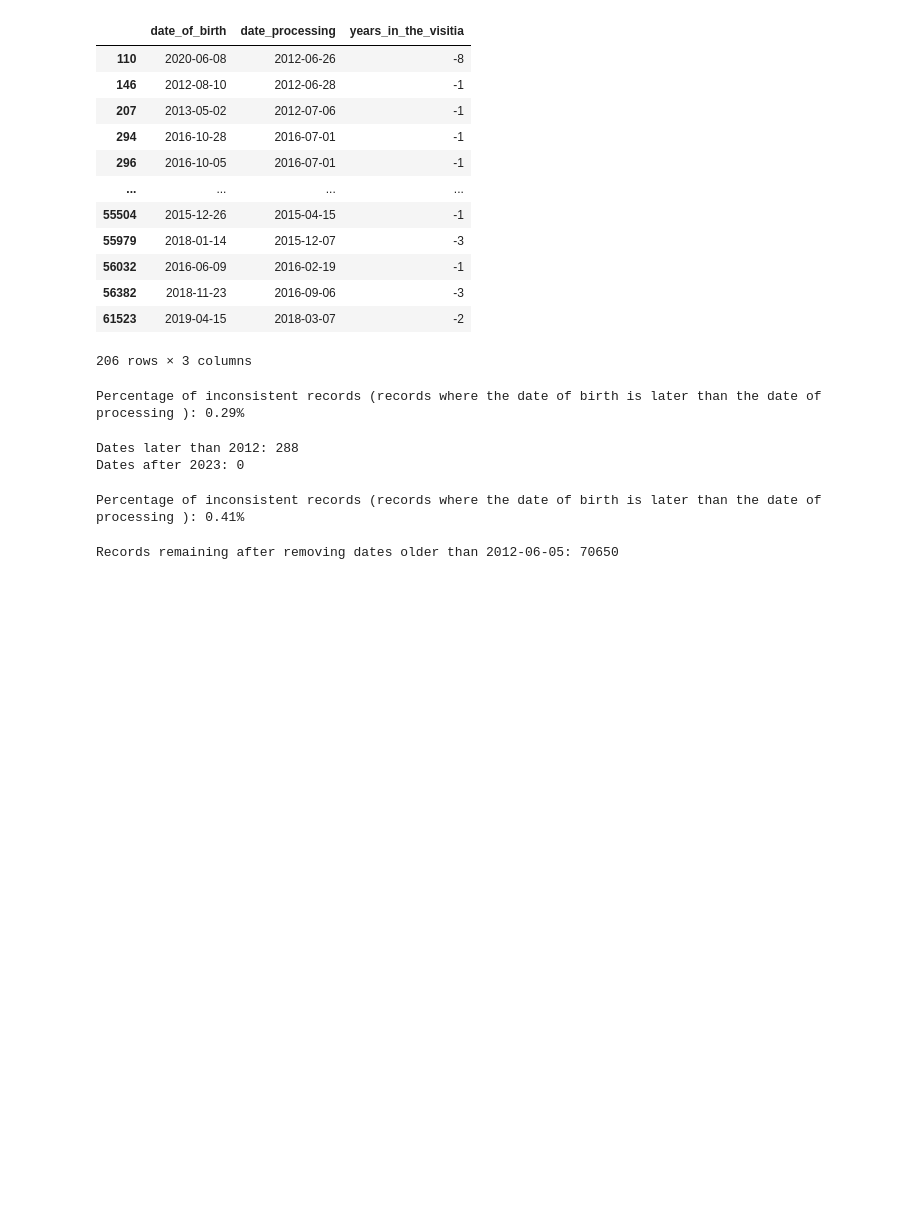
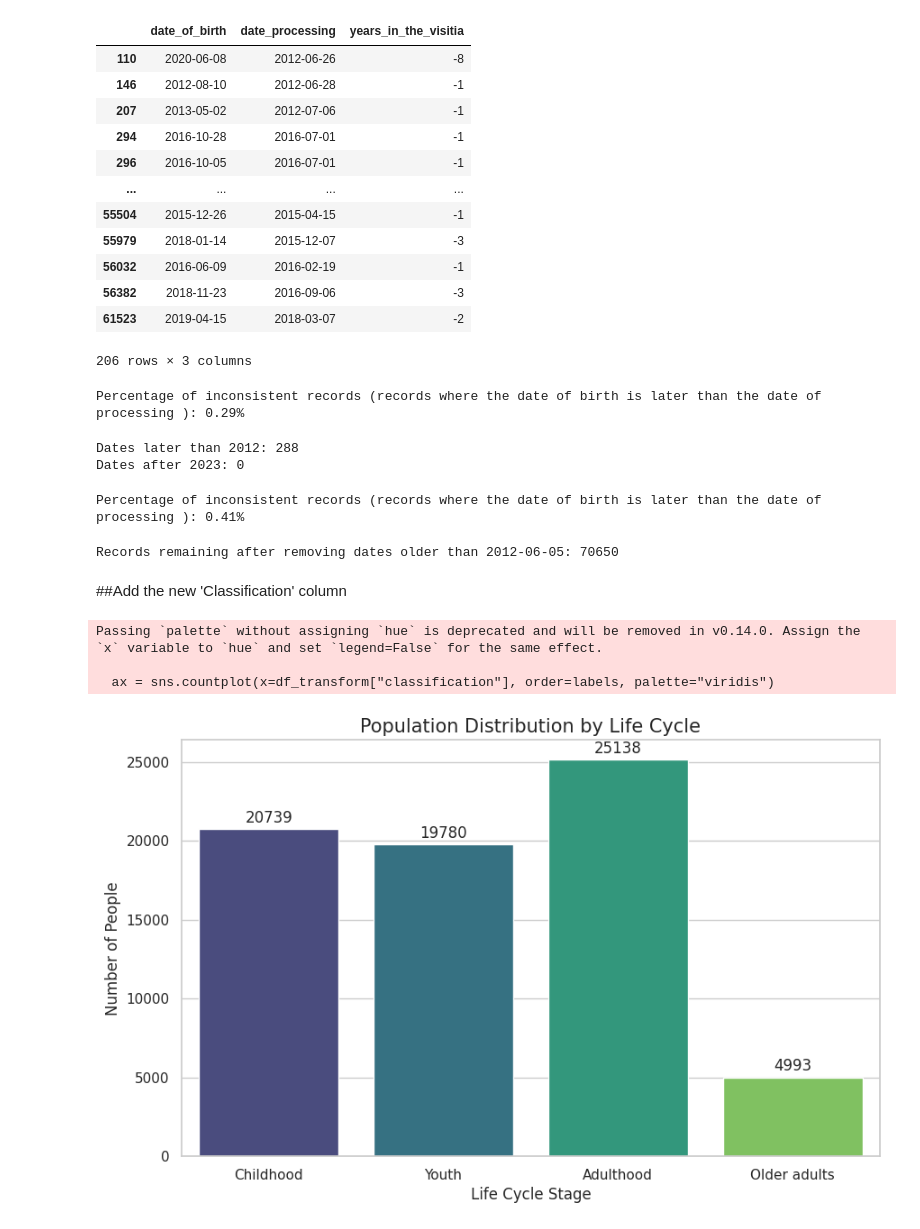
Before and after one commit to vamphook972/armed-conflict-ETL-project, a Jupyter notebook: notebooks/extraction _transformation.ipynb, the cells around one changed output. Drawn from its saved outputs; the diff is of its cells as text; code cells hidden in the pictures; blank space fills up the shorter version.

```diff
--- a/notebooks/extraction _transformation.ipynb
+++ b/notebooks/extraction _transformation.ipynb
@@ -401,7 +395,7 @@ df['victimization_fact'] = df['victimization_fact'].replace(
 # %%
 #normalize values in ethnic_group
 df['ethnic_group'] = df['ethnic_group'].replace(
-    'IndÃ\xadgena',
+    'Indígena',
     'Indigena'
 )
 # %% [markdown]
@@ -709,3 +703,52 @@ df = df[df["date_processing"] >= min_valid_date]
 print("Records remaining after removing dates older than 2012-06-05:", len(df))
 # %% [output]
 Records remaining after removing dates older than 2012-06-05: 70650
+# %% [markdown]
+##Add the new 'Classification' column
+# %%
+#make a copy of the df to transform and add new columns
+df_transform = df.copy()
+# %%
+#categorize by age
+# Define range limits
+bins = [-1, 13, 26, 59, np.inf]
+
+# Define labels
+labels = [
+    "Childhood",
+    "Youth",
+    "Adulthood",
+    "Older adults"
+]
+
+# Create new column
+df_transform["classification"] = pd.cut(
+    df_transform["years_in_the_visitia"],
+    bins=bins,
+    labels=labels
+)
+# %%
+#age classification chart
+#We configure the style
+sns.set_theme(style="whitegrid")
+plt.figure(figsize=(10, 6))
+
+#We created the counting chart
+ax = sns.countplot(x=df_transform["classification"], order=labels, palette="viridis")
+
+#We add titles
+plt.title("Population Distribution by Life Cycle", fontsize=15)
+plt.xlabel("Life Cycle Stage", fontsize=12)
+plt.ylabel("Number of People", fontsize=12)
+
+#Add data labels to the bars
+for p in ax.patches:
+    ax.annotate(f'{int(p.get_height())}', (p.get_x() + p.get_width() / 2., p.get_height()),
+                ha = 'center', va = 'center', xytext = (0, 9), textcoords = 'offset points')
+
+plt.show()
+# %% [output]
+Passing `palette` without assigning `hue` is deprecated and will be removed in v0.14.0. Assign the `x` variable to `hue` and set `legend=False` for the same effect.
+
+  ax = sns.countplot(x=df_transform["classification"], order=labels, palette="viridis")
+[figure, added]
```
Also changed, not shown: parts of 6 cells of this notebook.
